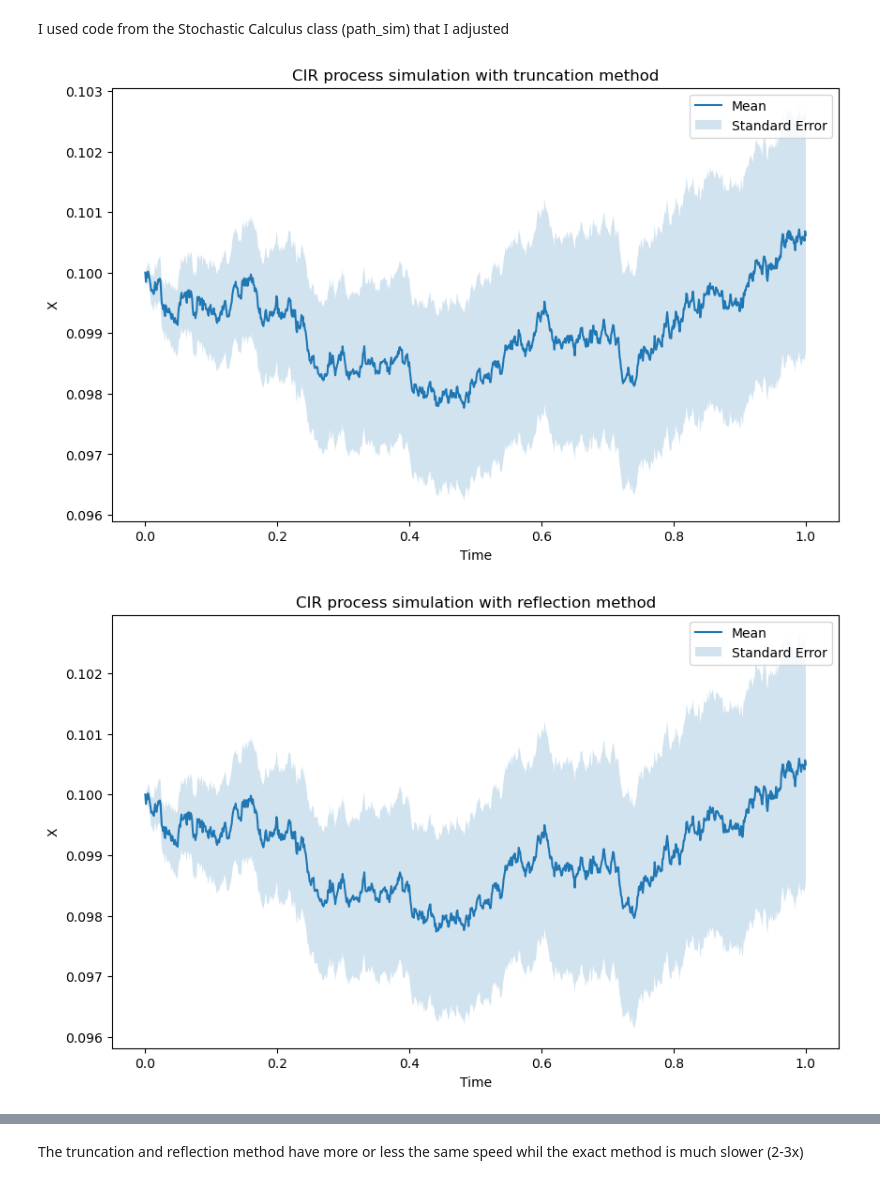
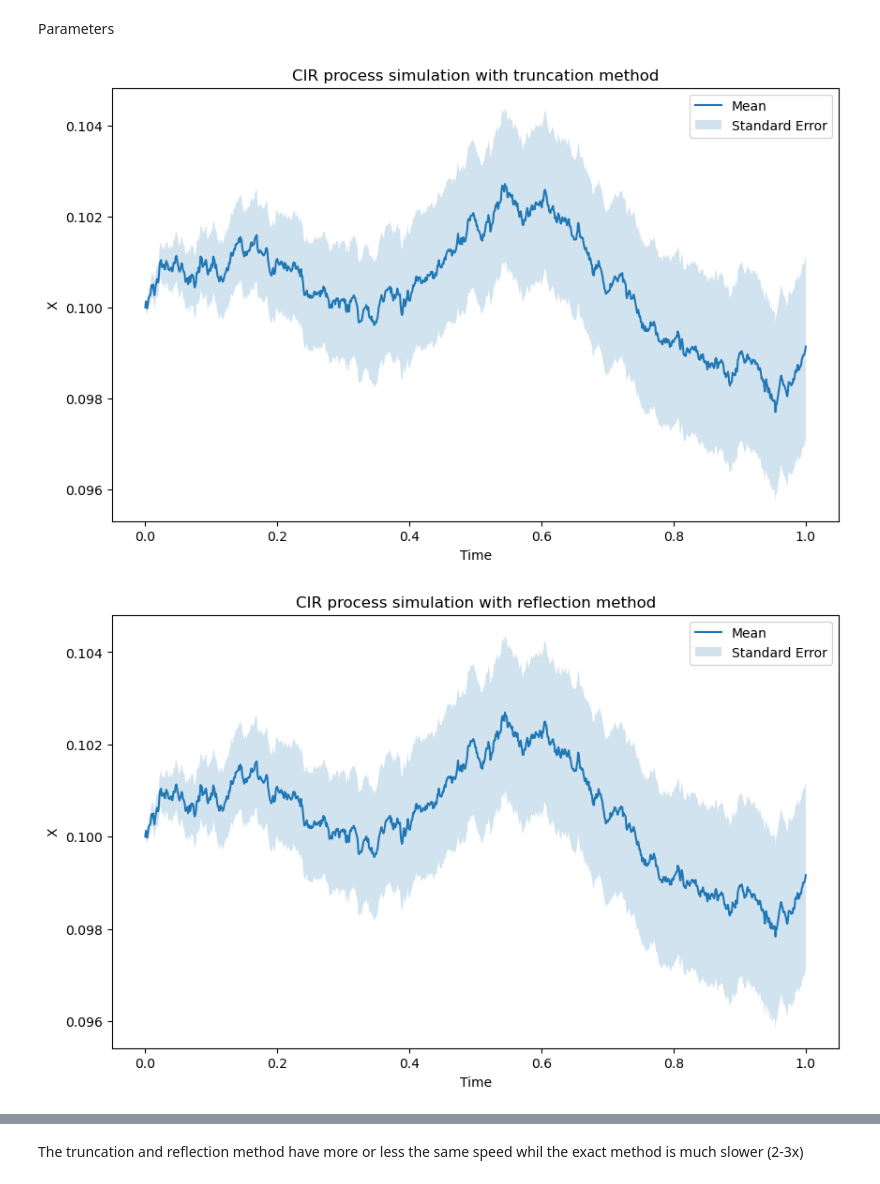
Before and after one commit to paul-wawszczyk/CIR-Process, a Jupyter notebook: CIR Process.ipynb, the cells around one changed output, grey strips where cells are left out. Cells and saved outputs as stored; diff of their text form; code cells hidden in the pictures.

```diff
--- a/CIR Process.ipynb
+++ b/CIR Process.ipynb
@@ -50,2 +0,0 @@ $$
-# %% [markdown]
-I used code from the Stochastic Calculus class (path_sim) that I adjusted
@@ -51,0 +4,2 @@ I used code from the Stochastic Calculus class (path_sim) that I adjusted
+# %% [markdown]
+Parameters
@@ -52,19 +14,7 @@ I used code from the Stochastic Calculus class (path_sim) that I adjusted
 # %%
-T = 1
-x0 = 0.1
-kappa = 0.5
-theta = 0.1
-sigma = 0.8
-N = 10000
-dt = 0.001
+np.random.seed(20)
 
-rng = default_rng(seed=2)
-np.random.seed(2)
-
-# -------------------- The simulator, Create OU paths using EM  --------------------
-
-
-def path_sim(X0=x0, n=N, dt=dt, T=T, rng=rng):
+def path_sim(X0=x0, n=N, dt=dt, T=T):
 
     nT = T / dt  #  "number" of time steps, but may not be an integer
     nT = int(nT + 1)  #  round up to the nearest integer, the number of time steps
@@ -74,40 +24,38 @@ def path_sim(X0=x0, n=N, dt=dt, T=T, rng=rng):
     # including 0 and T
     X = np.zeros((n, (nT + 1)), np.float64)  #  allocate path array
     for i in range(n):
         X[i, 0] = X0
     for k in range(nT):  # take a time step for all n paths at once
 
         X[:, k + 1] = (
             X[:, k]
             + kappa * (theta - np.maximum(0, X[:, k])) * dt
             + np.random.normal(size=n) * sigma * np.sqrt(dt * np.maximum(0, X[:, k]))
         )
 
     return (X, T)
 
 
 X, Time = path_sim()
 mean_X = np.mean(X, axis=0)
 std_X = np.std(X, axis=0) / np.sqrt(N)
 
 plt.figure(figsize=(10, 6))
 plt.plot(Time, mean_X, label="Mean")
 plt.fill_between(
     Time, mean_X - std_X, mean_X + std_X, alpha=0.2, label="Standard Error"
 )
 plt.legend()
 plt.xlabel("Time")
 plt.ylabel("X")
 plt.title("CIR process simulation with truncation method")
 plt.show()
 # %% [output]
-[figure, old version]
+[figure, new version]
 # %%
-rng = default_rng(seed=2)
-np.random.seed(2)
+np.random.seed(20)
 
-
-def path_sim2(X0=x0, n=N, dt=dt, T=T, rng=rng):
+def path_sim2(X0=x0, n=N, dt=dt, T=T):
 
     nT = T / dt  #  "number" of time steps, but may not be an integer
     nT = int(nT + 1)  #  round up to the nearest integer, the number of time steps
@@ -144,7 +92,7 @@ plt.ylabel("X")
 plt.title("CIR process simulation with reflection method")
 plt.show()
 # %% [output]
-[figure, old version]
+[figure, new version]
 # %%
 plt.figure(figsize=(10, 6))
 plt.plot(Time2, mean_X2, label="Mean (reflection)")
```
Also changed, not shown: parts of 14 cells of this notebook, 2 other files.
